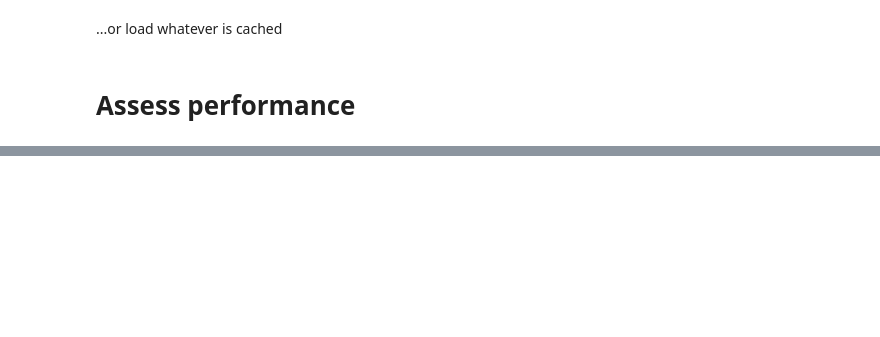
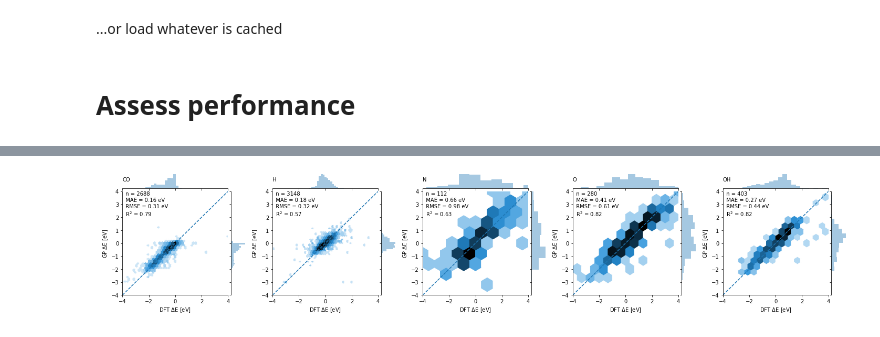
Before and after one commit to ulissigroup/uncertainty_benchmarking, a Jupyter notebook: CGCNN/cgcnn.ipynb, the cells around one changed output, grey strips where cells are left out. Drawn from its saved outputs; the diff is of its cells as text; code cells hidden in the pictures; blank space fills up the shorter version.

```diff
--- a/CGCNN/cgcnn.ipynb
+++ b/CGCNN/cgcnn.ipynb
@@ -165,0 +242,60 @@ R^2 = 0.76
+# %%
+%matplotlib inline
+import numpy as np
+import seaborn as sns
+from sklearn.metrics import mean_absolute_error, mean_squared_error, r2_score
+import seaborn as sns
+
+
+# Prepare figure for all adsorbates
+adsorbates = list({doc['adsorbate'] for doc in docs_val})
+adsorbates.sort()
+fig = plt.figure(figsize=(20, 4))
+gs = gridspec.GridSpec(1, len(adsorbates))
+
+# Parse out the data for each adsorbate
+for i, ads in enumerate(adsorbates):
+    _targets_val = []
+    _targets_pred = []
+    for doc, target, pred in zip(docs_val, targets_val, targets_pred):
+        if doc['adsorbate'] == ads:
+            _targets_val.append(target)
+            _targets_pred.append(pred)
+    _targets_val = np.array(_targets_val).reshape(-1)
+    _targets_pred = np.array(_targets_pred).reshape(-1)
+
+    # Plot accuracy
+    lims = [-4, 4]
+    grid = sns.jointplot(_targets_val, _targets_pred,
+                         kind='hex',
+                         bins='log',
+                         extent=lims*2)
+    ax = grid.ax_joint
+    _ = ax.set_xlim(lims)
+    _ = ax.set_ylim(lims)
+    _ = ax.plot(lims, lims, '--')
+    _ = ax.set_xlabel('DFT $\Delta$E [eV]')
+    _ = ax.set_ylabel('GP $\Delta$E [eV]')
+    _ = ax.set_title(ads)
+
+    # Calculate + report metrics
+    mae = mean_absolute_error(_targets_val, _targets_pred)
+    rmse = np.sqrt(mean_squared_error(_targets_val, _targets_pred))
+    r2 = r2_score(_targets_val, _targets_pred)
+    grid.ax_marg_x.text(x=lims[0], y=0,
+                        verticalalignment='bottom',
+                        s='%s\n' % ads)
+    text = ('  n = %i\n'
+            '  MAE = %.2f eV\n'
+            '  RMSE = %.2f eV\n'
+            '  R$^2$ = %.2f'
+            % (len(_targets_val), mae, rmse, r2))
+    ax.text(x=lims[0], y=lims[1], s=text,
+            horizontalalignment='left',
+            verticalalignment='top')
+
+    # Put the figure into the subplot
+    sfg = SeabornFig2Grid(grid, fig, gs[i])
+gs.tight_layout(fig)
+# %% [output]
+[figure, added]
```
Also changed, not shown: parts of 7 cells of this notebook, 3 other files.
